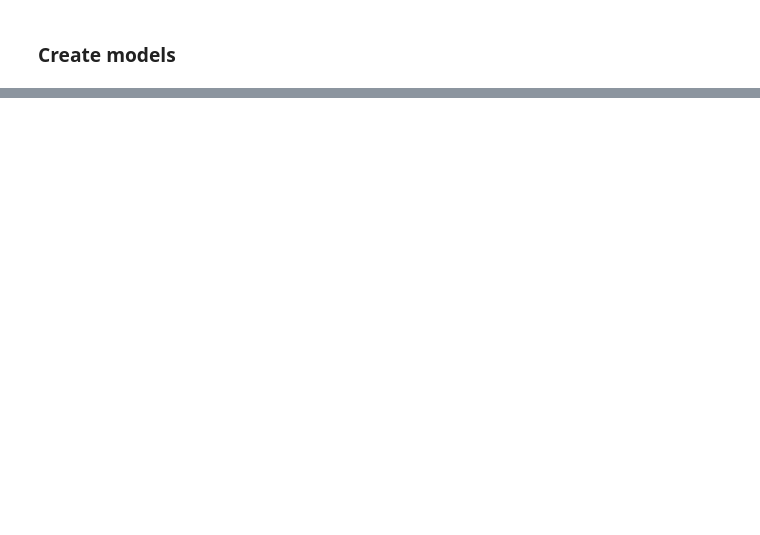
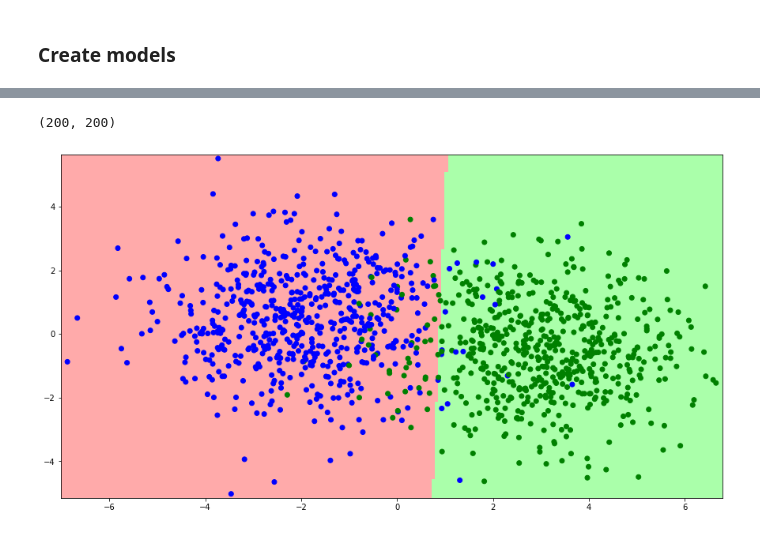
Before and after one commit to lyaminartemiy/ml_practice, a Jupyter notebook: testing_log_reg.ipynb, the cells around one changed output, grey strips where cells are left out. Drawn from its saved outputs; the diff is of its cells as text; code cells hidden in the pictures; blank space fills up the shorter version.

```diff
--- a/testing_log_reg.ipynb
+++ b/testing_log_reg.ipynb
@@ -120,0 +79,22 @@ ValueError: shapes (1000,22) and (1000,) not aligned: 22 (dim 1) != 1000 (dim 0)
+# %%
+clf = MyLogisticRegression.LogisticRegression()
+clf.fit(X, y, epochs=1000, batch_size=150)
+w = clf.get_weights()
+# %%
+from matplotlib.colors import ListedColormap
+
+plt.figure(figsize=(15,8))
+
+eps = 0.1
+xx, yy = np.meshgrid(np.linspace(np.min(X_train[:,0]) - eps, np.max(X_train[:,0]) + eps, 200),
+                     np.linspace(np.min(X_train[:,1]) - eps, np.max(X_train[:,1]) + eps, 200))
+print(xx.shape)
+Z = clf.predict(np.c_[xx.ravel(), yy.ravel()])
+Z = Z.reshape(xx.shape)
+cmap_light = ListedColormap(['#FFAAAA', '#AAFFAA'])
+plt.pcolormesh(xx, yy, Z, cmap=cmap_light)
+
+plt.scatter(X_train[:, 0], X_train[:, 1], c=colored_y_train);
+# %% [output]
+(200, 200)
+[figure, added]
```
Also changed, not shown: parts of 14 cells of this notebook, 2 other files.
